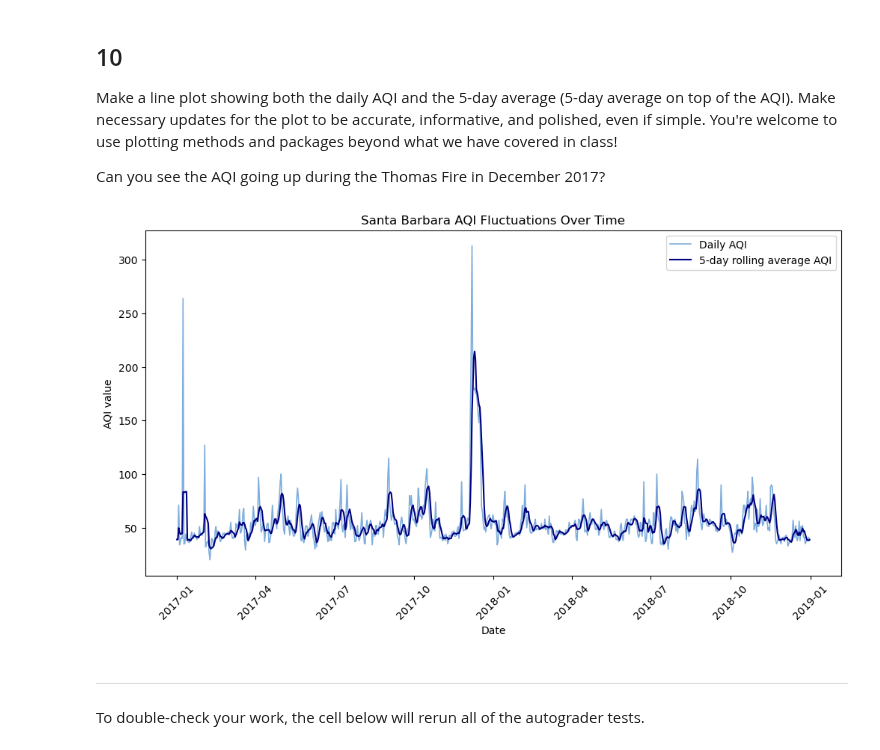
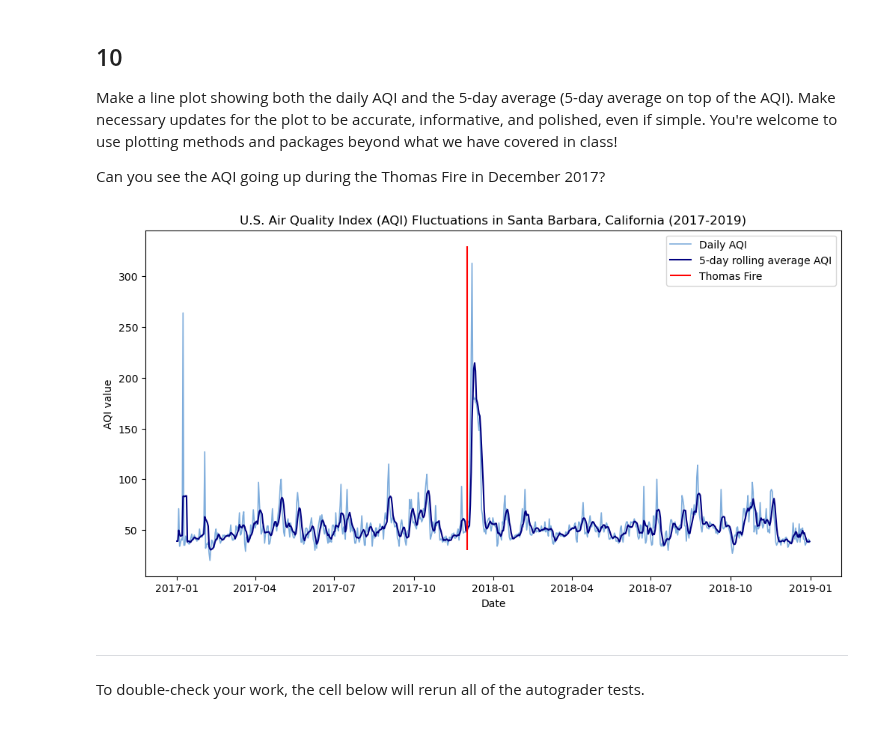
Before and after one commit to avarobillard/eds220-hwk2, a Jupyter notebook: task3/hwk2-task3-aqi.ipynb, the cells around one changed output. Cells and saved outputs as stored; diff of their text form; code cells hidden in the pictures.

```diff
--- a/task3/hwk2-task3-aqi.ipynb
+++ b/task3/hwk2-task3-aqi.ipynb
@@ -359,22 +416,25 @@ Can you see the AQI going up during the Thomas Fire in December 2017?
 # %%
 import matplotlib.pyplot as plt
 
 fig, ax = plt.subplots(figsize = (12,6))
 
 ax.plot(aqi_sb.index, aqi_sb['aqi'], color = '#7FADDC', linewidth = 1.2, label = "Daily AQI")
 
 ax.plot(aqi_sb.index, aqi_sb['five_day_average'], color = '#000080', linewidth = 1.5, label = "5-day rolling average AQI")
 
 ax.set(xlabel = 'Date', ylabel = 'AQI value',
-      title = 'Santa Barbara AQI Fluctuations Over Time')
+      title = 'U.S. Air Quality Index (AQI) Fluctuations in Santa Barbara, California (2017-2019)')
+
+# Create vertical line to label Thomas Fire
+fire_date = pd.to_datetime('2017-12')
+
+ax.vlines(x = fire_date, ymin = 30, ymax = 330, color = 'red', label = "Thomas Fire")
 
 ax.legend()
 
-ax.tick_params(axis = 'x', rotation = 45)
-
 plt.show()
 # %% [output]
-[figure, old version]
+[figure, new version]
 # %% [markdown]
 ---
 
```
Also changed, not shown: parts of 1 cell of this notebook, 1 other file.
